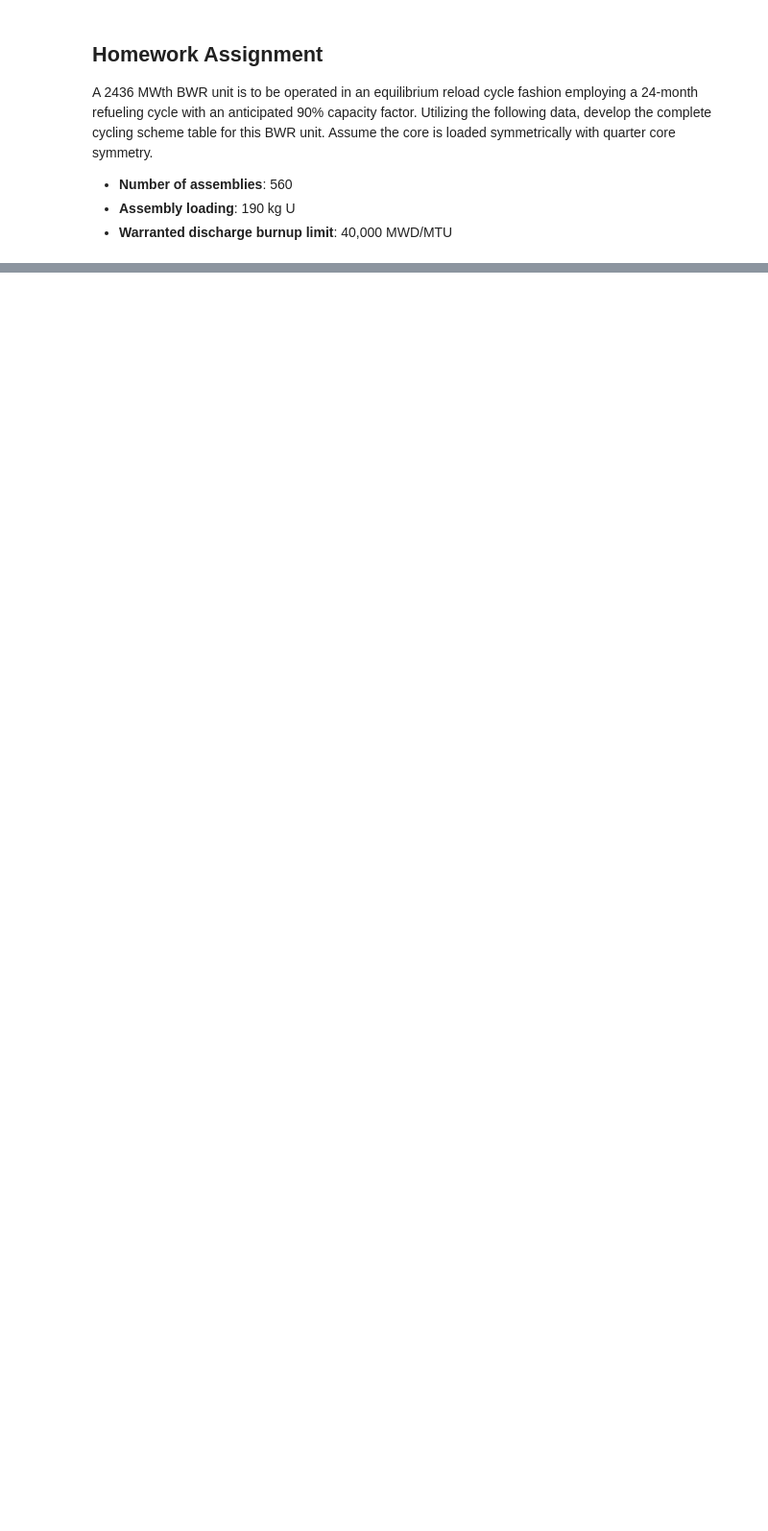
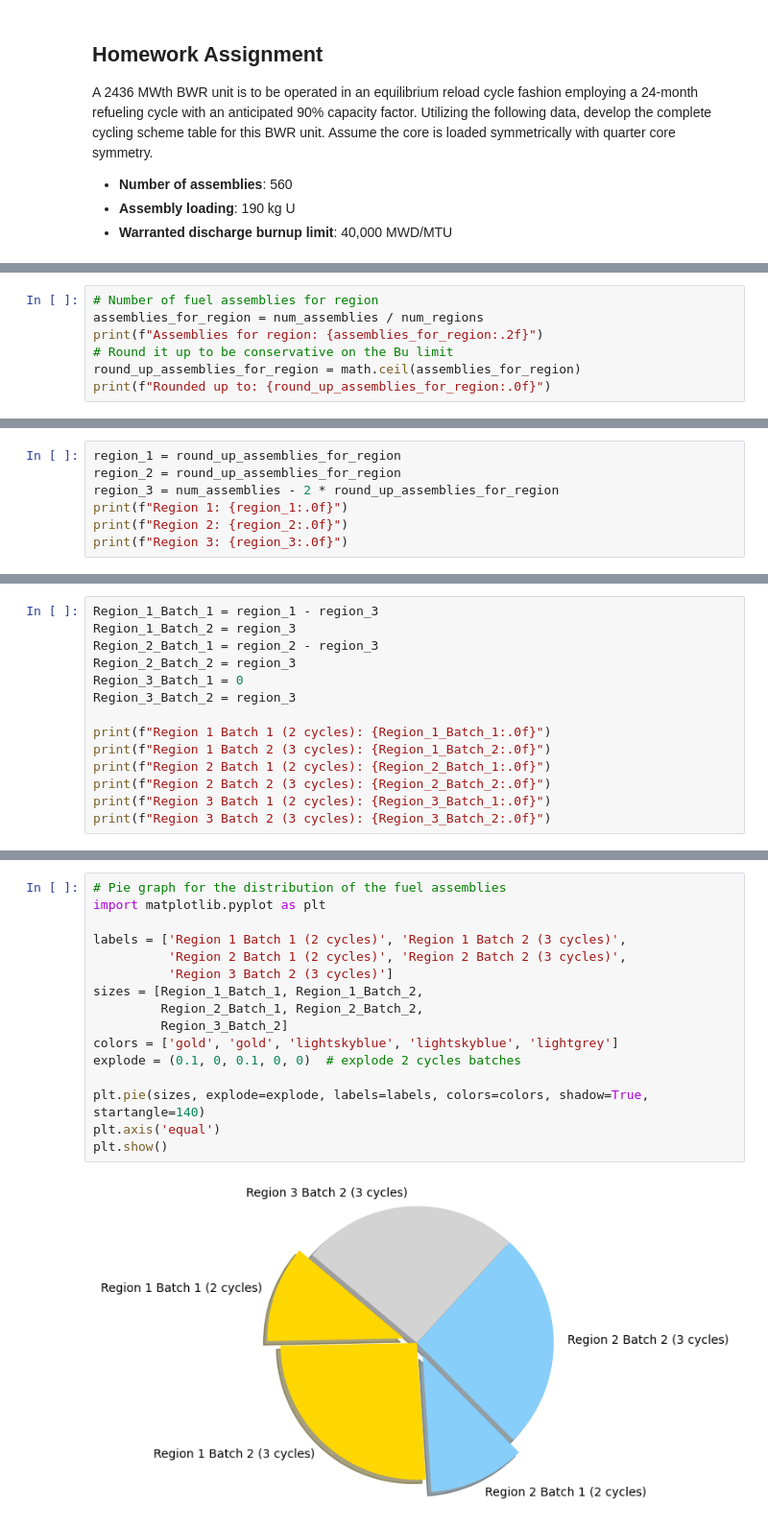
Before and after one commit to simo-pagliu/Magistrale, a Jupyter notebook: Advanced Topics in Nuclear Engineering/Homework8.ipynb, the cells around one changed output, grey strips where cells are left out. Shown at 96% size. Drawn from its saved outputs; the diff is of its cells as text; blank space fills up the shorter version.

```diff
--- a/Advanced Topics in Nuclear Engineering/Homework8.ipynb
+++ b/Advanced Topics in Nuclear Engineering/Homework8.ipynb
@@ -31,0 +43,7 @@ print(cycling_scheme_table)
+# %%
+# Number of fuel assemblies for region
+assemblies_for_region = num_assemblies / num_regions
+print(f"Assemblies for region: {assemblies_for_region:.2f}")
+# Round it up to be conservative on the Bu limit
+round_up_assemblies_for_region = math.ceil(assemblies_for_region)
+print(f"Rounded up to: {round_up_assemblies_for_region:.0f}")
@@ -31,0 +61,7 @@ print(cycling_scheme_table)
+# %%
+region_1 = round_up_assemblies_for_region
+region_2 = round_up_assemblies_for_region
+region_3 = num_assemblies - 2 * round_up_assemblies_for_region
+print(f"Region 1: {region_1:.0f}")
+print(f"Region 2: {region_2:.0f}")
+print(f"Region 3: {region_3:.0f}")
@@ -31,0 +77,14 @@ print(cycling_scheme_table)
+# %%
+Region_1_Batch_1 = region_1 - region_3
+Region_1_Batch_2 = region_3
+Region_2_Batch_1 = region_2 - region_3
+Region_2_Batch_2 = region_3
+Region_3_Batch_1 = 0
+Region_3_Batch_2 = region_3
+
+print(f"Region 1 Batch 1 (2 cycles): {Region_1_Batch_1:.0f}")
+print(f"Region 1 Batch 2 (3 cycles): {Region_1_Batch_2:.0f}")
+print(f"Region 2 Batch 1 (2 cycles): {Region_2_Batch_1:.0f}")
+print(f"Region 2 Batch 2 (3 cycles): {Region_2_Batch_2:.0f}")
+print(f"Region 3 Batch 1 (2 cycles): {Region_3_Batch_1:.0f}")
+print(f"Region 3 Batch 2 (3 cycles): {Region_3_Batch_2:.0f}")
@@ -31,0 +98,18 @@ print(cycling_scheme_table)
+# %%
+# Pie graph for the distribution of the fuel assemblies
+import matplotlib.pyplot as plt
+
+labels = ['Region 1 Batch 1 (2 cycles)', 'Region 1 Batch 2 (3 cycles)',
+          'Region 2 Batch 1 (2 cycles)', 'Region 2 Batch 2 (3 cycles)',
+          'Region 3 Batch 2 (3 cycles)']
+sizes = [Region_1_Batch_1, Region_1_Batch_2,
+         Region_2_Batch_1, Region_2_Batch_2,
+         Region_3_Batch_2]
+colors = ['gold', 'gold', 'lightskyblue', 'lightskyblue', 'lightgrey']
+explode = (0.1, 0, 0.1, 0, 0)  # explode 2 cycles batches
+
+plt.pie(sizes, explode=explode, labels=labels, colors=colors, shadow=True, startangle=140)
+plt.axis('equal')
+plt.show()
+# %% [output]
+[figure, added]
```
Also changed, not shown: parts of 13 cells of this notebook, 6 other files.
